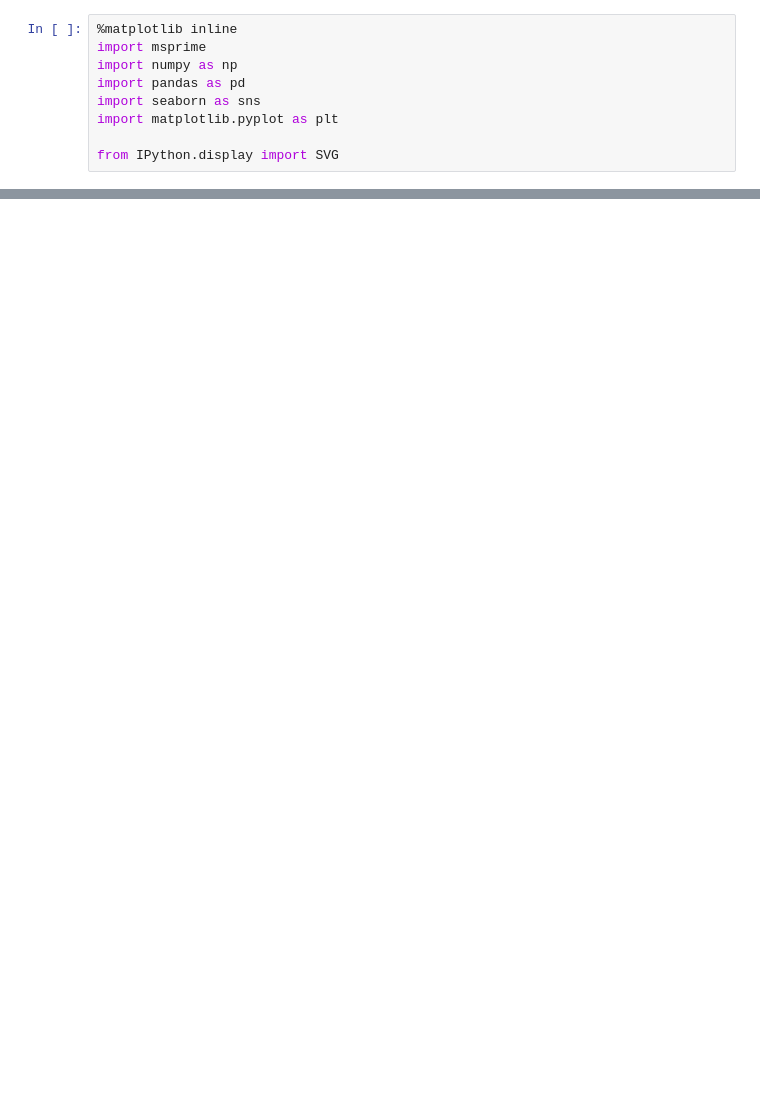
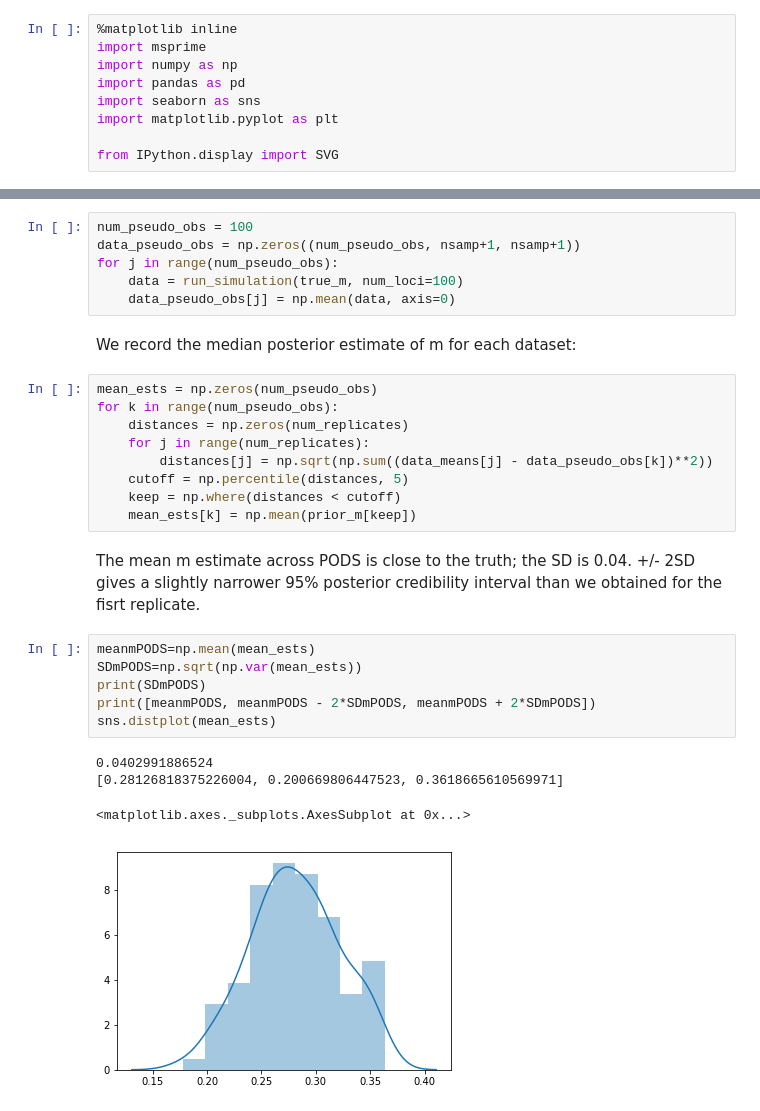
Before and after one commit to jeromekelleher/spg-chapter, a Jupyter notebook: jupyter/inference-example.ipynb, the cells around one changed output, grey strips where cells are left out. Saved outputs shown, nothing was run; the diff lists cells and outputs as text; blank space fills up the shorter version.

```diff
--- a/jupyter/inference-example.ipynb
+++ b/jupyter/inference-example.ipynb
@@ -69,0 +106,30 @@ sns.distplot(weighted_prior)
+# %%
+num_pseudo_obs = 100
+data_pseudo_obs = np.zeros((num_pseudo_obs, nsamp+1, nsamp+1))
+for j in range(num_pseudo_obs):
+    data = run_simulation(true_m, num_loci=100)
+    data_pseudo_obs[j] = np.mean(data, axis=0)
+# %% [markdown]
+We record the median posterior estimate of m for each dataset:
+# %%
+mean_ests = np.zeros(num_pseudo_obs)
+for k in range(num_pseudo_obs):
+    distances = np.zeros(num_replicates)
+    for j in range(num_replicates):
+        distances[j] = np.sqrt(np.sum((data_means[j] - data_pseudo_obs[k])**2))
+    cutoff = np.percentile(distances, 5)
+    keep = np.where(distances < cutoff)
+    mean_ests[k] = np.mean(prior_m[keep])
+# %% [markdown]
+The mean m estimate across PODS is close to the truth; the SD is 0.04. +/- 2SD gives a slightly narrower 95% posterior credibility interval than we obtained for the fisrt replicate.
+# %%
+meanmPODS=np.mean(mean_ests)
+SDmPODS=np.sqrt(np.var(mean_ests))
+print(SDmPODS)
+print([meanmPODS, meanmPODS - 2*SDmPODS, meanmPODS + 2*SDmPODS])
+sns.distplot(mean_ests)
+# %% [output]
+0.0402991886524
+[0.28126818375226004, 0.200669806447523, 0.3618665610569971]
+<matplotlib.axes._subplots.AxesSubplot at 0x...>
+[figure, added]
```
Also changed, not shown: parts of 22 cells of this notebook, 2 other files.
